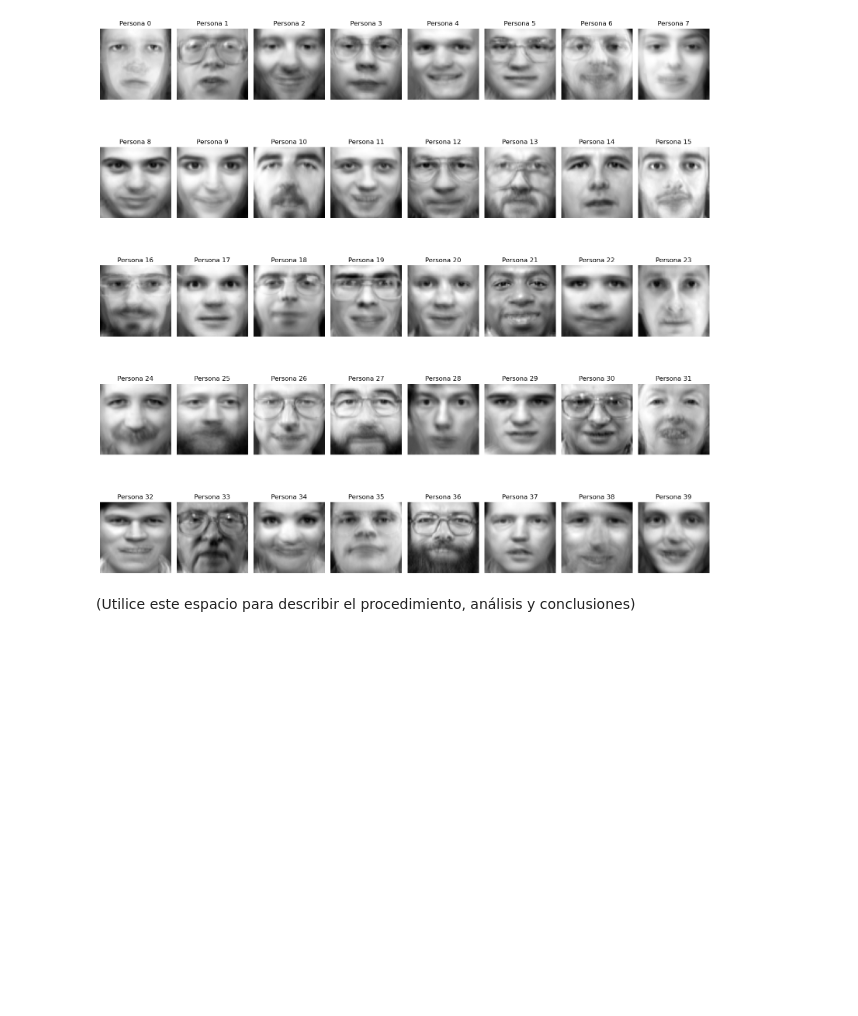
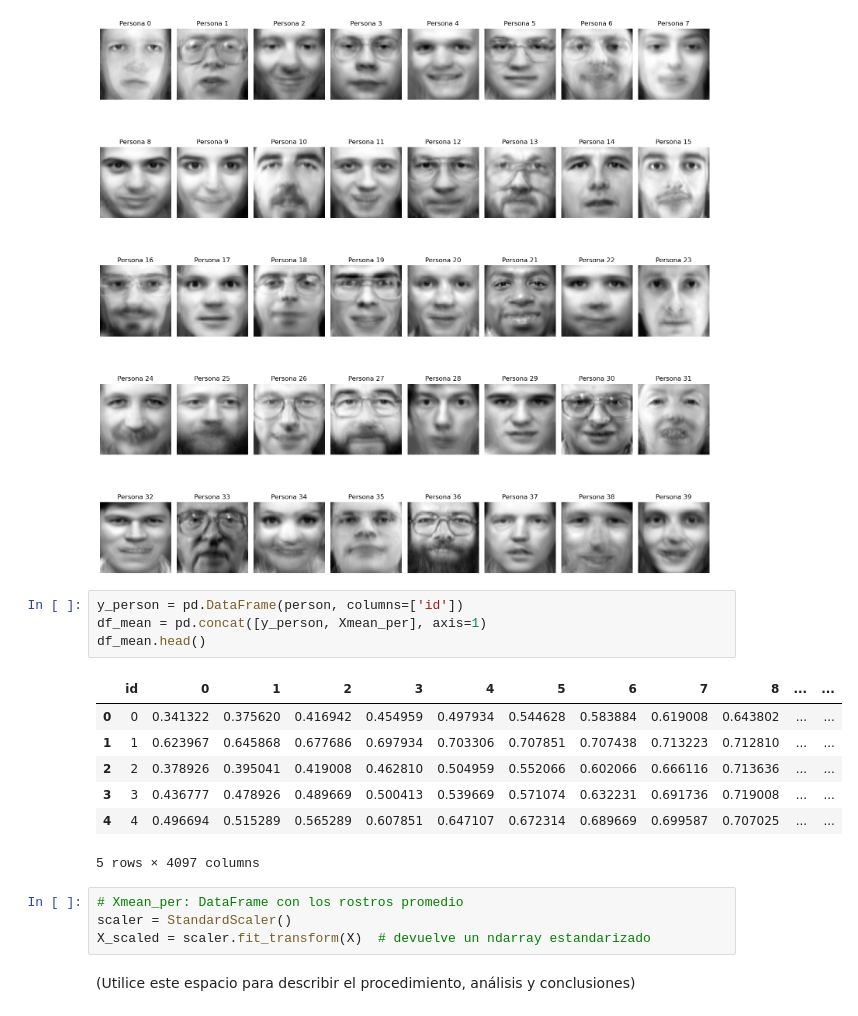
Before and after one commit to DanielEMontero/MIAD_ANS_202514, a Jupyter notebook: Semana 3/DM-S3_LC_Taller_Kmeans_Kmedoids.ipynb, the cells around one changed output. Cells and saved outputs as stored; diff of their text form; blank space fills up the shorter version.

```diff
--- a/Semana 3/DM-S3_LC_Taller_Kmeans_Kmedoids.ipynb
+++ b/Semana 3/DM-S3_LC_Taller_Kmeans_Kmedoids.ipynb
@@ -214,6 +220,22 @@ plt.tight_layout()
 plt.show()
 # %% [output]
 [figure]
+# %%
+y_person = pd.DataFrame(person, columns=['id'])
+df_mean = pd.concat([y_person, Xmean_per], axis=1)
+df_mean.head()
+# %% [output]
+|  | id | 0 | 1 | 2 | 3 | 4 | 5 | 6 | 7 | 8 | ... | ... |
+| 0 | 0 | 0.341322 | 0.375620 | 0.416942 | 0.454959 | 0.497934 | 0.544628 | 0.583884 | 0.619008 | 0.643802 | ... | ... |
+| 1 | 1 | 0.623967 | 0.645868 | 0.677686 | 0.697934 | 0.703306 | 0.707851 | 0.707438 | 0.713223 | 0.712810 | ... | ... |
+| 2 | 2 | 0.378926 | 0.395041 | 0.419008 | 0.462810 | 0.504959 | 0.552066 | 0.602066 | 0.666116 | 0.713636 | ... | ... |
+| 3 | 3 | 0.436777 | 0.478926 | 0.489669 | 0.500413 | 0.539669 | 0.571074 | 0.632231 | 0.691736 | 0.719008 | ... | ... |
+| 4 | 4 | 0.496694 | 0.515289 | 0.565289 | 0.607851 | 0.647107 | 0.672314 | 0.689669 | 0.699587 | 0.707025 | ... | ... |
+5 rows × 4097 columns
+# %%
+# Xmean_per: DataFrame con los rostros promedio
+scaler = StandardScaler()
+X_scaled = scaler.fit_transform(X)  # devuelve un ndarray estandarizado
 # %% [markdown]
 (Utilice este espacio para describir el procedimiento, análisis y conclusiones)
 # %% [markdown]
```
Also changed, not shown: parts of 14 cells of this notebook.
